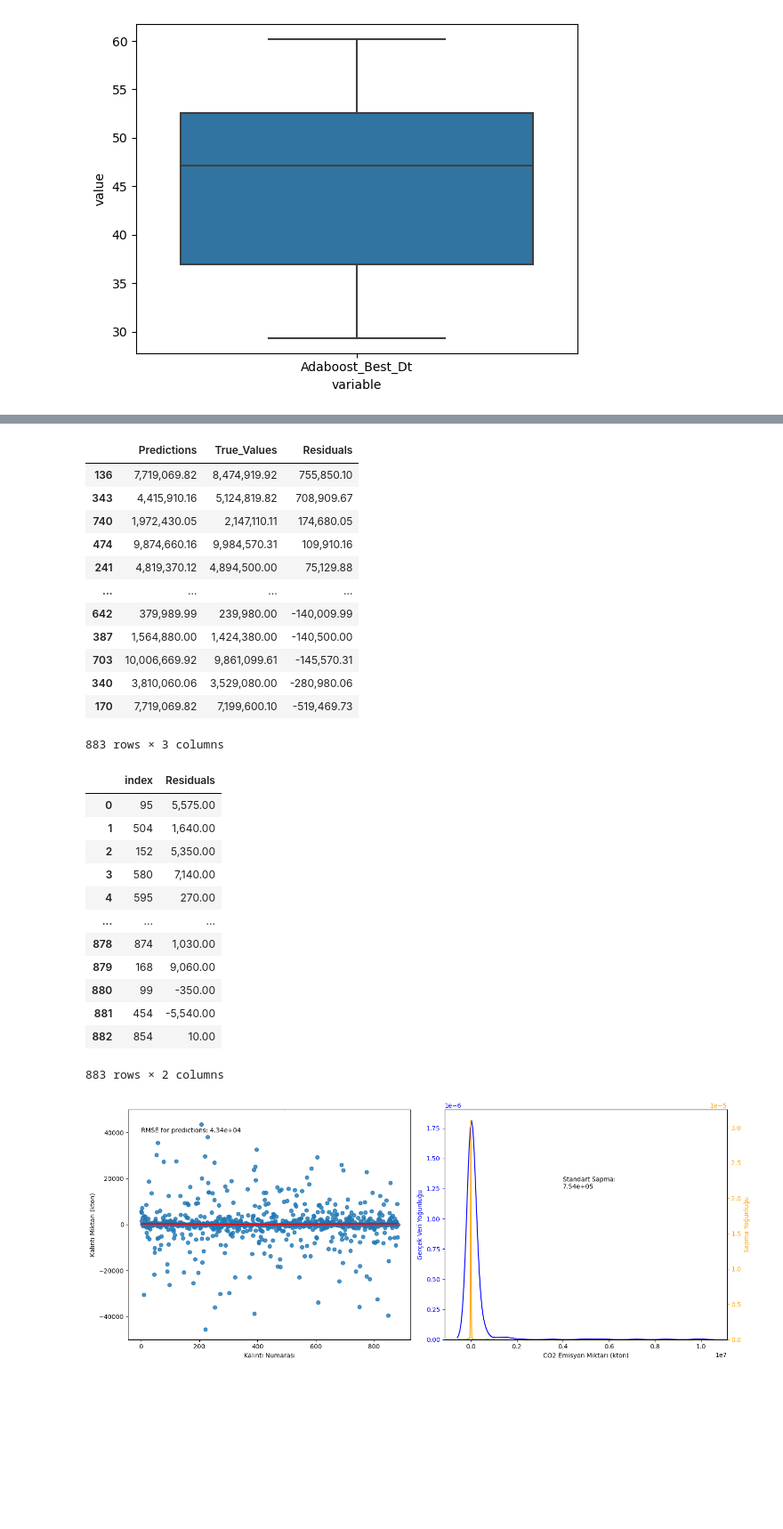
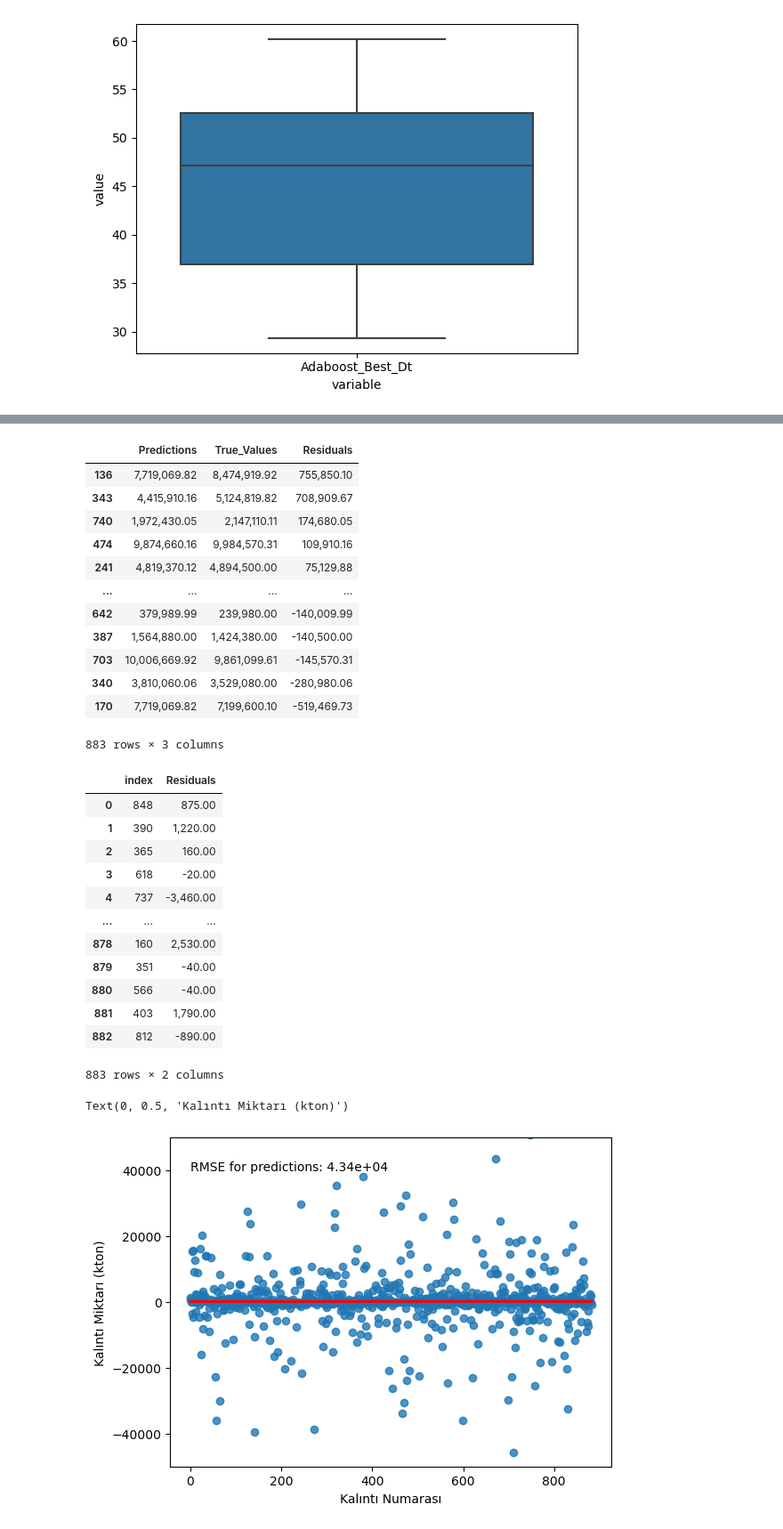
Before and after one commit to TunahanKanbak/VBM655, a Jupyter notebook: main.ipynb, the cells around one changed output, grey strips where cells are left out. Shown at 89% size. Drawn from its saved outputs; the diff is of its cells as text; code cells hidden in the pictures; blank space fills up the shorter version.

```diff
--- a/main.ipynb
+++ b/main.ipynb
@@ -84,4 +84,4 @@ for year in ["{:d}".format(year) for year in range(2000, 2021)]:
         single_year_values["data_year"] = int(year)
     all_data_df = pd.concat([all_data_df, single_year_values], axis=0)
 
-all_data_df["transformed_co2_emission_kt"] = np.log(all_data_df.co2_emission_kt)
+all_data_df.dropna(subset=["co2_emission_kt"],inplace=True)
@@ -317,7 +465,7 @@ Text(0, 2000000.0, 'RMSE for predictions: 4.78e+05')
 [figure]
 # %%
 df = all_data_df.drop(labels=["alpha-3", "region", "data_year"], axis=1).dropna()
-X = df.drop(labels=["co2_emission_kt", "transformed_co2_emission_kt"], axis=1).values
+X = df.drop(labels=["co2_emission_kt"], axis=1).values
 y = df["co2_emission_kt"].values
 
 X_train, X_test, y_train, y_test = train_test_split(X, y, test_size=0.25, random_state=2022)
@@ -642,58 +790,59 @@ results = pd.DataFrame({
 
 results = results.assign(Residuals=(results.True_Values - results.Predictions))
 display("RMSE: {:.2e}".format(np.sqrt(MSE(results.True_Values, results.Predictions))))
 display(results.sort_values(by="Residuals", ascending=False))
 
 residuals = results["Residuals"].sample(frac=1, replace=False).reset_index()
-fig, ax = plt.subplots(nrows=1, ncols=2)
+fig, ax = plt.subplots(nrows=1, ncols=1)
 display(residuals)
-sns.regplot(x=residuals.index.values, y=residuals.Residuals.values, lowess=True, line_kws={"color": "red"}, ax=ax[0])
-ax[0].annotate(xy=(0, 4e4), text="RMSE for predictions: {:.2e}".format(np.sqrt(MSE(results.True_Values, results.Predictions))), color="black")
-ax[0].set_ylim(-5e4, 5e4)
-ax[0].set_xlabel("Kalıntı Numarası")
-ax[0].set_ylabel("Kalıntı Miktarı (kton)")
+sns.regplot(x=residuals.index.values, y=residuals.Residuals.values, lowess=True, line_kws={"color": "red"}, ax=ax)
+ax.annotate(xy=(0, 4e4), text="RMSE for predictions: {:.2e}".format(np.sqrt(MSE(results.True_Values, results.Predictions))), color="black")
+ax.set_ylim(-5e4, 5e4)
+ax.set_xlabel("Kalıntı Numarası")
+ax.set_ylabel("Kalıntı Miktarı (kton)")
 
-ax1_rep = ax[1].twinx()
-sns.kdeplot(data=results, x="True_Values", ax=ax[1], color="blue", label="Gerçek Veri")
-ax[1].annotate(xy=(0.4e7, 1.25e-6), text="Standart Sapma:\n{:.2e}".format(np.std(results.True_Values)), color="black")
-ax[1].set_xlabel("CO2 Emisyon Miktarı (kton)")
-ax[1].set_ylabel("Gerçek Veri Yoğunluğu", color="blue")
-ax[1].tick_params(axis="y", color="blue", labelcolor="blue")
+# ax1_rep = ax[1].twinx()
+# sns.kdeplot(data=results, x="True_Values", ax=ax[1], color="blue", label="Gerçek Veri")
+# ax[1].annotate(xy=(0.4e7, 1.25e-6), text="Standart Sapma:\n{:.2e}".format(np.std(results.True_Values)), color="black")
+# ax[1].set_xlabel("CO2 Emisyon Miktarı (kton)")
+# ax[1].set_ylabel("Gerçek Veri Yoğunluğu", color="blue")
+# ax[1].tick_params(axis="y", color="blue", labelcolor="blue")
 
-sns.kdeplot(data=results, x="Residuals", ax=ax1_rep, label="Kalıntı Miktarı", color="orange")
-ax1_rep.set_ylabel("Sapma Yoğunluğu", color="orange")
-ax1_rep.tick_params(axis="y", color="orange", labelcolor="orange")
+# sns.kdeplot(data=results, x="Residuals", ax=ax1_rep, label="Kalıntı Miktarı", color="orange")
+# ax1_rep.set_ylabel("Sapma Yoğunluğu", color="orange")
+# ax1_rep.tick_params(axis="y", color="orange", labelcolor="orange")
 
 
 
-fig.set_size_inches(15, 6)
-fig.tight_layout()
+# fig.set_size_inches(15, 6)
+# fig.tight_layout()
 # %% [output]
 'RMSE: 4.34e+04'
 |  | Predictions | True_Values | Residuals |
 | 136 | 7,719,069.82 | 8,474,919.92 | 755,850.10 |
 | 343 | 4,415,910.16 | 5,124,819.82 | 708,909.67 |
 | 740 | 1,972,430.05 | 2,147,110.11 | 174,680.05 |
 | 474 | 9,874,660.16 | 9,984,570.31 | 109,910.16 |
 | 241 | 4,819,370.12 | 4,894,500.00 | 75,129.88 |
 | ... | ... | ... | ... |
 | 642 | 379,989.99 | 239,980.00 | -140,009.99 |
 | 387 | 1,564,880.00 | 1,424,380.00 | -140,500.00 |
 | 703 | 10,006,669.92 | 9,861,099.61 | -145,570.31 |
 | 340 | 3,810,060.06 | 3,529,080.00 | -280,980.06 |
 | 170 | 7,719,069.82 | 7,199,600.10 | -519,469.73 |
 883 rows × 3 columns
 |  | index | Residuals |
-| 0 | 95 | 5,575.00 |
-| 1 | 504 | 1,640.00 |
-| 2 | 152 | 5,350.00 |
-| 3 | 580 | 7,140.00 |
-| 4 | 595 | 270.00 |
+| 0 | 848 | 875.00 |
+| 1 | 390 | 1,220.00 |
+| 2 | 365 | 160.00 |
+| 3 | 618 | -20.00 |
+| 4 | 737 | -3,460.00 |
 | ... | ... | ... |
-| 878 | 874 | 1,030.00 |
-| 879 | 168 | 9,060.00 |
-| 880 | 99 | -350.00 |
-| 881 | 454 | -5,540.00 |
-| 882 | 854 | 10.00 |
+| 878 | 160 | 2,530.00 |
+| 879 | 351 | -40.00 |
+| 880 | 566 | -40.00 |
+| 881 | 403 | 1,790.00 |
+| 882 | 812 | -890.00 |
 883 rows × 2 columns
+Text(0, 0.5, 'Kalıntı Miktarı (kton)')
-[figure, old version]
+[figure, new version]
```
Also changed, not shown: parts of 14 cells of this notebook.
